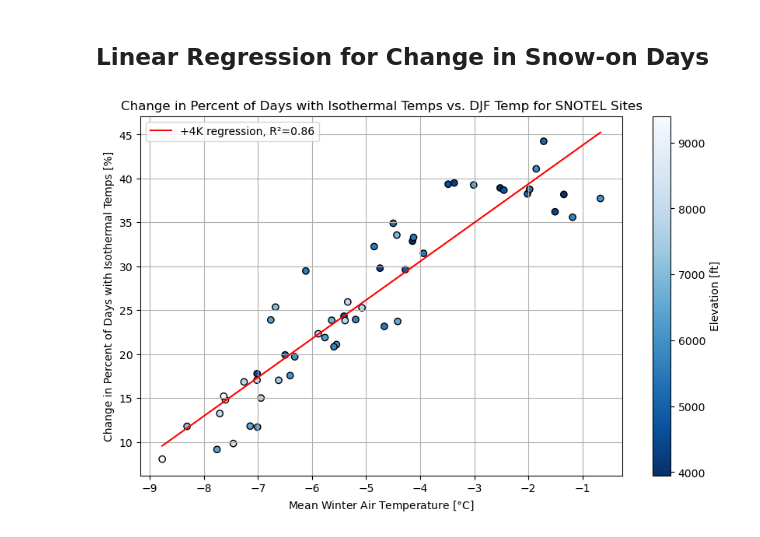
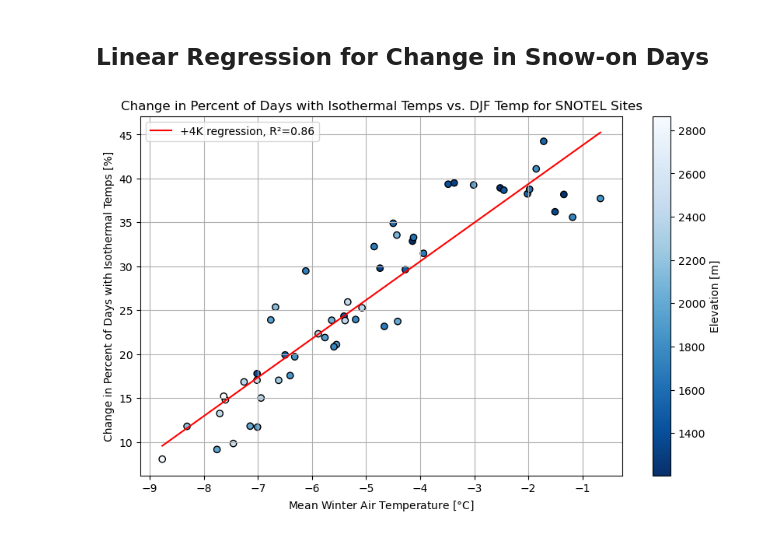
Before and after one commit to clinton-alden/summa_icelayers, a Jupyter notebook: analysis/05_all_site_crust_summary.ipynb, the cells around one changed output. Cells and saved outputs as stored; diff of their text form; code cells hidden in the pictures.

```diff
--- a/analysis/05_all_site_crust_summary.ipynb
+++ b/analysis/05_all_site_crust_summary.ipynb
@@ -275,3 +275,36 @@ ax.set_title(f'Change in Percent of Snow-Covered Days with a Crust\n+2$\degree$C
 plt.show()
 # %% [output]
 [figure]
+# %%
+# Assuming ds is your xarray Dataset and comparison_run is defined
+comparison_run = '+2K'  # Example comparison run
+
+# Calculate 'percent_crust_days' for 'current' and '+2K'
+ds['percent_crust_days'] = ds['crusts_binary'] / ds['snow_on'] * 100
+ds_percent_crusts = ds['crusts_binary'].sel(model_run='current').mean(dim='time')/24
+
+# Calculate the average percent crust days for the 'current' and 'comparison_run' model runs
+ds_avg_current = ds['percent_crust_days'].sel(model_run='current').mean(dim='time')
+ds_avg_comparison = ds['percent_crust_days'].sel(model_run=comparison_run).mean(dim='time')
+
+# Calculate the difference
+ds_diff = ds_avg_comparison - ds_avg_current
+
+# Ensure ds_diff is an xarray.DataArray
+ds_diff = ds_diff.to_dataset(name='percent_crust_days_diff')
+ds_percent_crusts = ds_percent_crusts.to_dataset(name='crusts_binary')
+
+
+# Convert the Dataset to a DataFrame
+df_diff = ds_diff.to_dataframe().reset_index()
+df_percent_crusts = ds_percent_crusts.to_dataframe().reset_index()
+
+# Merge the difference DataFrame with the original DataFrame on the site column
+df_merged = pd.merge(sntls, df_diff, left_on='site_name', right_on='site', how='inner')  # Use 'inner' join
+df_merged = pd.merge(df_merged, df_percent_crusts, left_on='site_name', right_on='site', how='inner')  # Use 'inner' join
+
+# Replace inf and -inf with NaN
+df_merged.replace([np.inf, -np.inf], np.nan, inplace=True)
+
+# Drop rows with NaN values
+df_merged.dropna(subset=['crusts_binary', 'percent_crust_days_diff'], inplace=True)
@@ -584,6 +711,8 @@ plt.show()
 ## Plot mean DJF temperature
 # %%
 sntls = pd.read_csv('/home/cdalden/summa_setup/analysis/sntl_list_ski_temps.csv', index_col=0)
+
+sntls['elev'] = sntls['elev']/3.281
 
 
 # sntls['mean_temp_djf'] = (sntls['mean_temp_djf'] - 32) * 5.0/9.0
@@ -939,32 +1052,32 @@ model_run = '+4K'  # Example model run
 filtered_data = sntls.dropna(subset=['mean_temp_djf', 'percent_isothermal_days_4K', 'percent_isothermal_days_current'])
 
 # Create a scatter plot of mean_temp_djf vs elevation
 plt.figure(figsize=(10, 6))
 plt.scatter(filtered_data['mean_temp_djf'], filtered_data['percent_isothermal_days_4K'] - filtered_data['percent_isothermal_days_current'],
             c=filtered_data['elev'], cmap='Blues_r', edgecolor='k')
 
 # Calculate the coefficients of the linear regression line
 slope, intercept, r_value, p_value, std_err = linregress(filtered_data['mean_temp_djf'],
                                                          filtered_data['percent_isothermal_days_4K'] - filtered_data['percent_isothermal_days_current'])
 
 # Calculate R-squared
 r_squared = r_value**2
 
 # Generate the x values for the regression line
 x = np.linspace(filtered_data['mean_temp_djf'].min(), filtered_data['mean_temp_djf'].max(), 100)
 
 # Generate the y values for the regression line
 y = slope * x + intercept
 
 # Plot the regression line
 plt.plot(x, y, label=f'{model_run} regression, R²={r_squared:.2f}', color='red')
 
 plt.xlabel('Mean Winter Air Temperature [$ \degree $C]')
 plt.ylabel('Change in Percent of Days with Isothermal Temps [%]')
 plt.title('Change in Percent of Days with Isothermal Temps vs. DJF Temp for SNOTEL Sites')
-plt.colorbar(label='Elevation [ft]')
+plt.colorbar(label='Elevation [m]')
 plt.grid(True)
 plt.legend()  # Add legend to display the regression line label
 plt.show()
 # %% [output]
-[figure, old version]
+[figure, new version]
```
Also changed, not shown: parts of 7 cells of this notebook, 49 other files.
